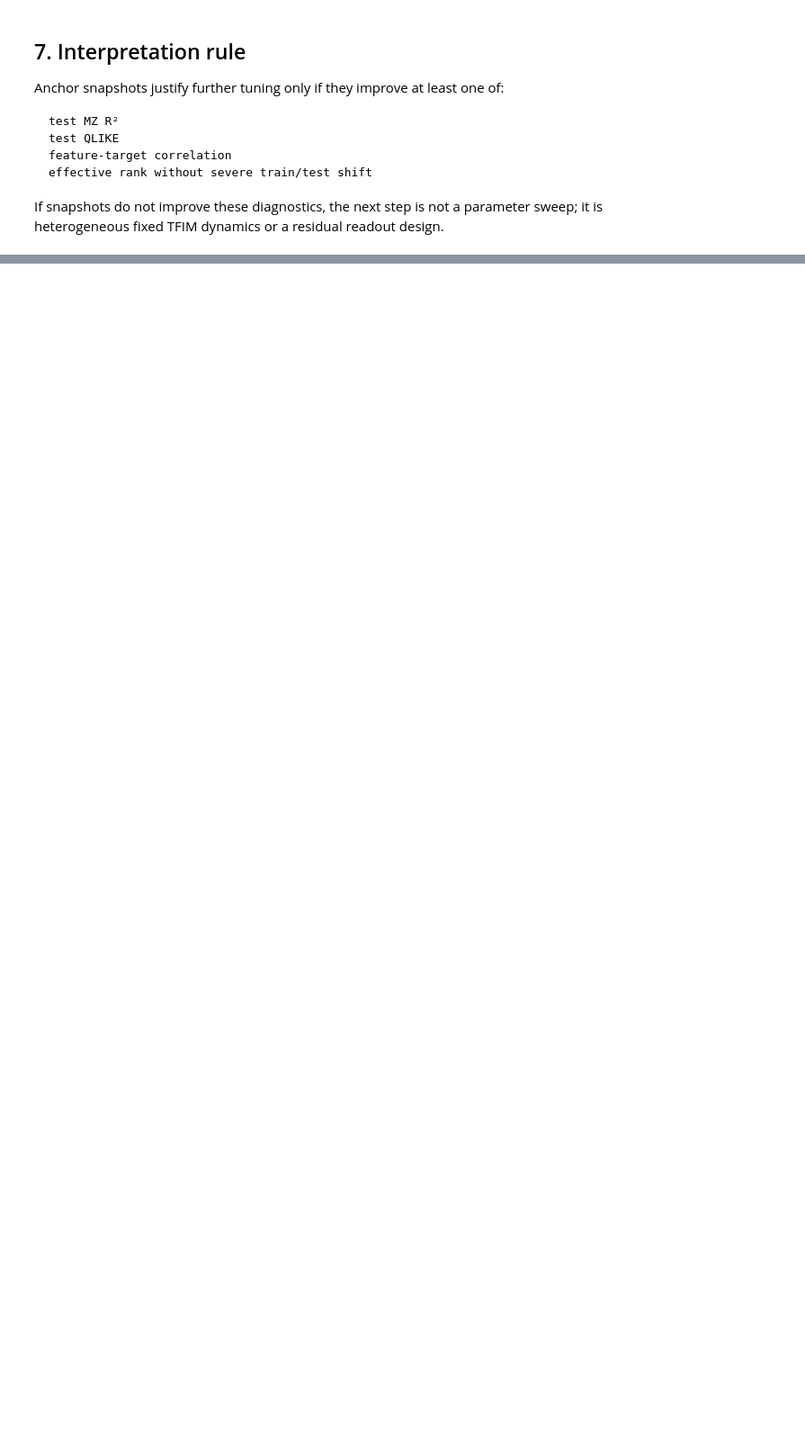
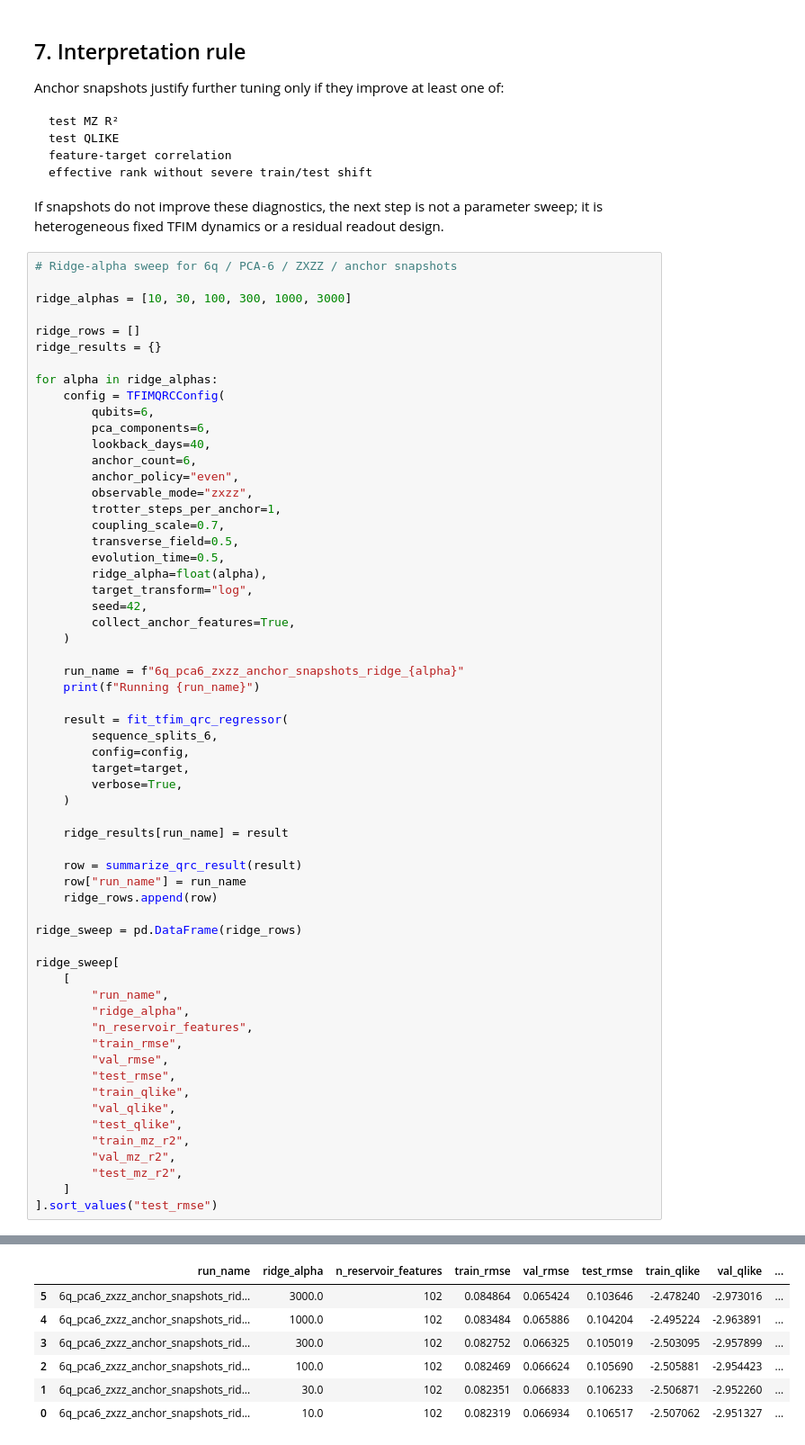
Before and after one commit to friedsam/qpitome-qrc-volatility, a Jupyter notebook: notebooks/phase2_qrc_anchor_snapshot_diagnostics.ipynb, the cells around one changed output, grey strips where cells are left out. Shown at 90% size. Drawn from its saved outputs; the diff is of its cells as text; blank space fills up the shorter version.

````diff
--- a/notebooks/phase2_qrc_anchor_snapshot_diagnostics.ipynb
+++ b/notebooks/phase2_qrc_anchor_snapshot_diagnostics.ipynb
@@ -269,3 +314,64 @@ effective rank without severe train/test shift
 ```
 
 If snapshots do not improve these diagnostics, the next step is not a parameter sweep; it is heterogeneous fixed TFIM dynamics or a residual readout design.
+# %%
+# Ridge-alpha sweep for 6q / PCA-6 / ZXZZ / anchor snapshots
+
+ridge_alphas = [10, 30, 100, 300, 1000, 3000]
+
+ridge_rows = []
+ridge_results = {}
+
+for alpha in ridge_alphas:
+    config = TFIMQRCConfig(
+        qubits=6,
+        pca_components=6,
+        lookback_days=40,
+        anchor_count=6,
+        anchor_policy="even",
+        observable_mode="zxzz",
+        trotter_steps_per_anchor=1,
+        coupling_scale=0.7,
+        transverse_field=0.5,
+        evolution_time=0.5,
+        ridge_alpha=float(alpha),
+        target_transform="log",
+        seed=42,
+        collect_anchor_features=True,
+    )
+
+    run_name = f"6q_pca6_zxzz_anchor_snapshots_ridge_{alpha}"
+    print(f"Running {run_name}")
+
+    result = fit_tfim_qrc_regressor(
+        sequence_splits_6,
+        config=config,
+        target=target,
+        verbose=True,
+    )
+
+    ridge_results[run_name] = result
+
+    row = summarize_qrc_result(result)
+    row["run_name"] = run_name
+    ridge_rows.append(row)
+
+ridge_sweep = pd.DataFrame(ridge_rows)
+
+ridge_sweep[
+    [
+        "run_name",
+        "ridge_alpha",
+        "n_reservoir_features",
+        "train_rmse",
+        "val_rmse",
+        "test_rmse",
+        "train_qlike",
+        "val_qlike",
+        "test_qlike",
+        "train_mz_r2",
+        "val_mz_r2",
+        "test_mz_r2",
+    ]
+].sort_values("test_rmse")
+# %% [output]
@@ -271,0 +395,7 @@ If snapshots do not improve these diagnostics, the next step is not a parameter
+|  | run_name | ridge_alpha | n_reservoir_features | train_rmse | val_rmse | test_rmse | train_qlike | val_qlike | ... |
+| 5 | 6q_pca6_zxzz_anchor_snapshots_rid... | 3000.0 | 102 | 0.084864 | 0.065424 | 0.103646 | -2.478240 | -2.973016 | ... |
+| 4 | 6q_pca6_zxzz_anchor_snapshots_rid... | 1000.0 | 102 | 0.083484 | 0.065886 | 0.104204 | -2.495224 | -2.963891 | ... |
+| 3 | 6q_pca6_zxzz_anchor_snapshots_rid... | 300.0 | 102 | 0.082752 | 0.066325 | 0.105019 | -2.503095 | -2.957899 | ... |
+| 2 | 6q_pca6_zxzz_anchor_snapshots_rid... | 100.0 | 102 | 0.082469 | 0.066624 | 0.105690 | -2.505881 | -2.954423 | ... |
+| 1 | 6q_pca6_zxzz_anchor_snapshots_rid... | 30.0 | 102 | 0.082351 | 0.066833 | 0.106233 | -2.506871 | -2.952260 | ... |
+| 0 | 6q_pca6_zxzz_anchor_snapshots_rid... | 10.0 | 102 | 0.082319 | 0.066934 | 0.106517 | -2.507062 | -2.951327 | ... |
````
Also changed, not shown: parts of 13 cells of this notebook.
